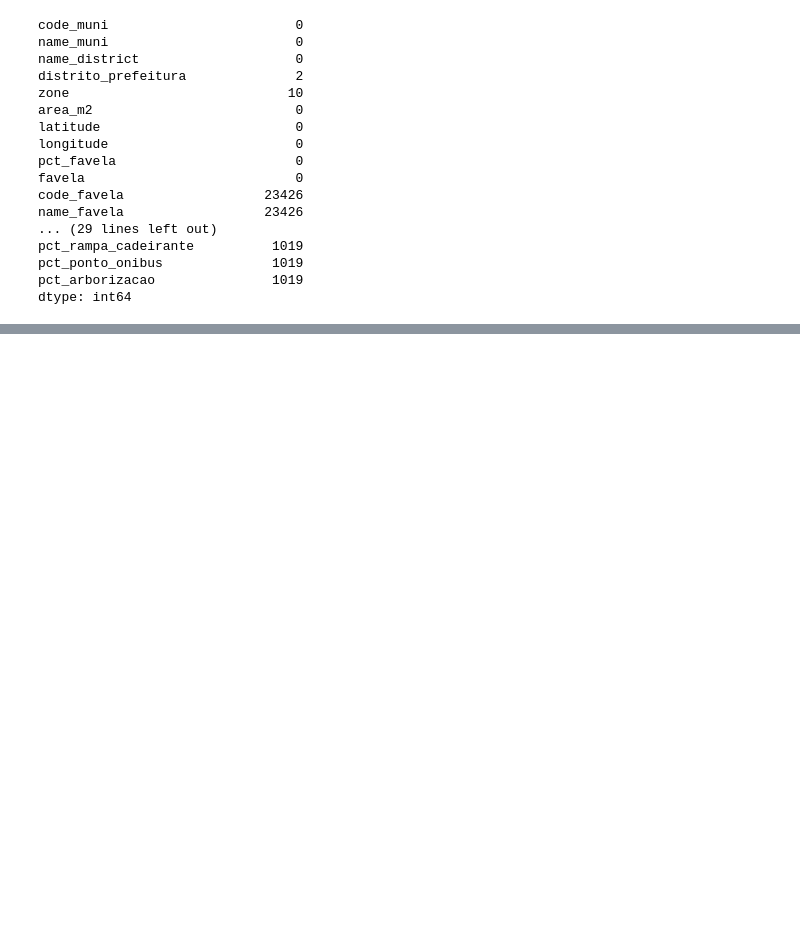
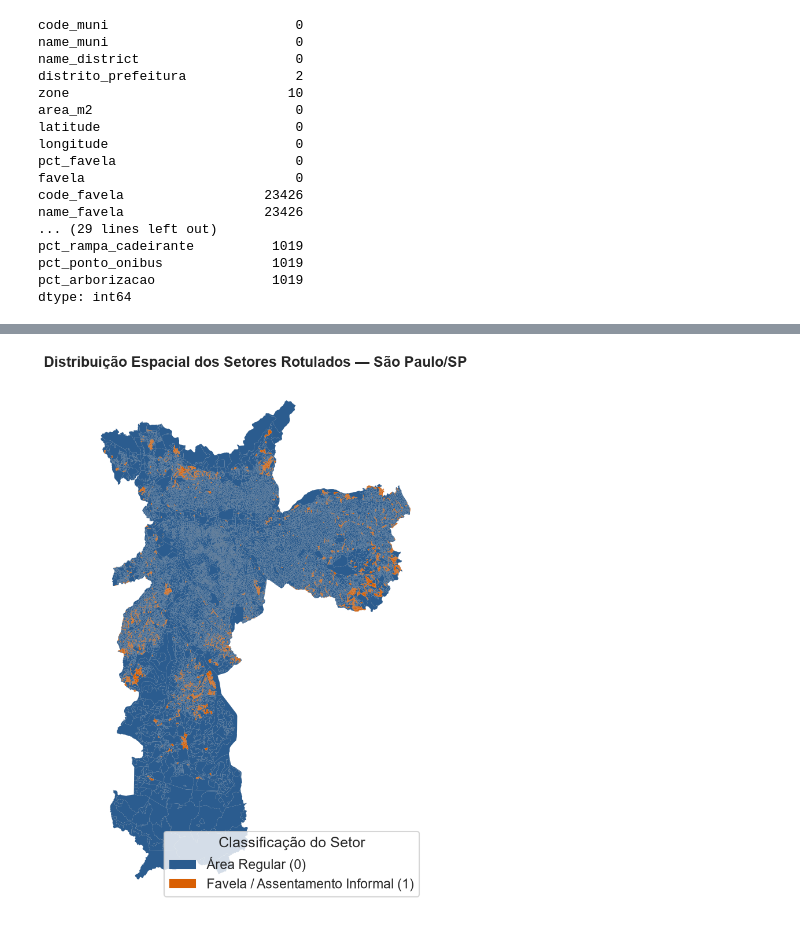
Before and after one commit to TalesVMAlves/spsd, a Jupyter notebook: notebooks/comunidades_ibge.ipynb, the cells around one changed output, grey strips where cells are left out. Saved outputs shown, nothing was run; the diff lists cells and outputs as text; code cells hidden in the pictures; blank space fills up the shorter version.

```diff
--- a/notebooks/comunidades_ibge.ipynb
+++ b/notebooks/comunidades_ibge.ipynb
@@ -566,0 +746,16 @@ dtype: int64
+# %%
+# 4. Mapa Espacial dos Setores Rotulados em São Paulo
+fig, ax = plt.subplots(figsize=(9, 10))
+dataset_geo.plot(column="favela", categorical=True, legend=True,
+                 cmap=plt.cm.colors.ListedColormap(CORES),
+                 linewidth=0.05, edgecolor="gray", ax=ax,
+                 legend_kwds={"labels": ["Área Regular (0)", "Favela / Assentamento Informal (1)"],
+                              "loc": "lower right", "title": "Classificação do Setor"})
+
+ax.set_title("Distribuição Espacial dos Setores Rotulados — São Paulo/SP", pad=12, fontweight="bold")
+ax.set_axis_off()
+plt.tight_layout()
+plt.savefig(OUT / "grafico_4_mapa_sao_paulo.png", dpi=300)
+plt.show()
+# %% [output]
+[figure, added]
```
Also changed, not shown: parts of 17 cells of this notebook.
